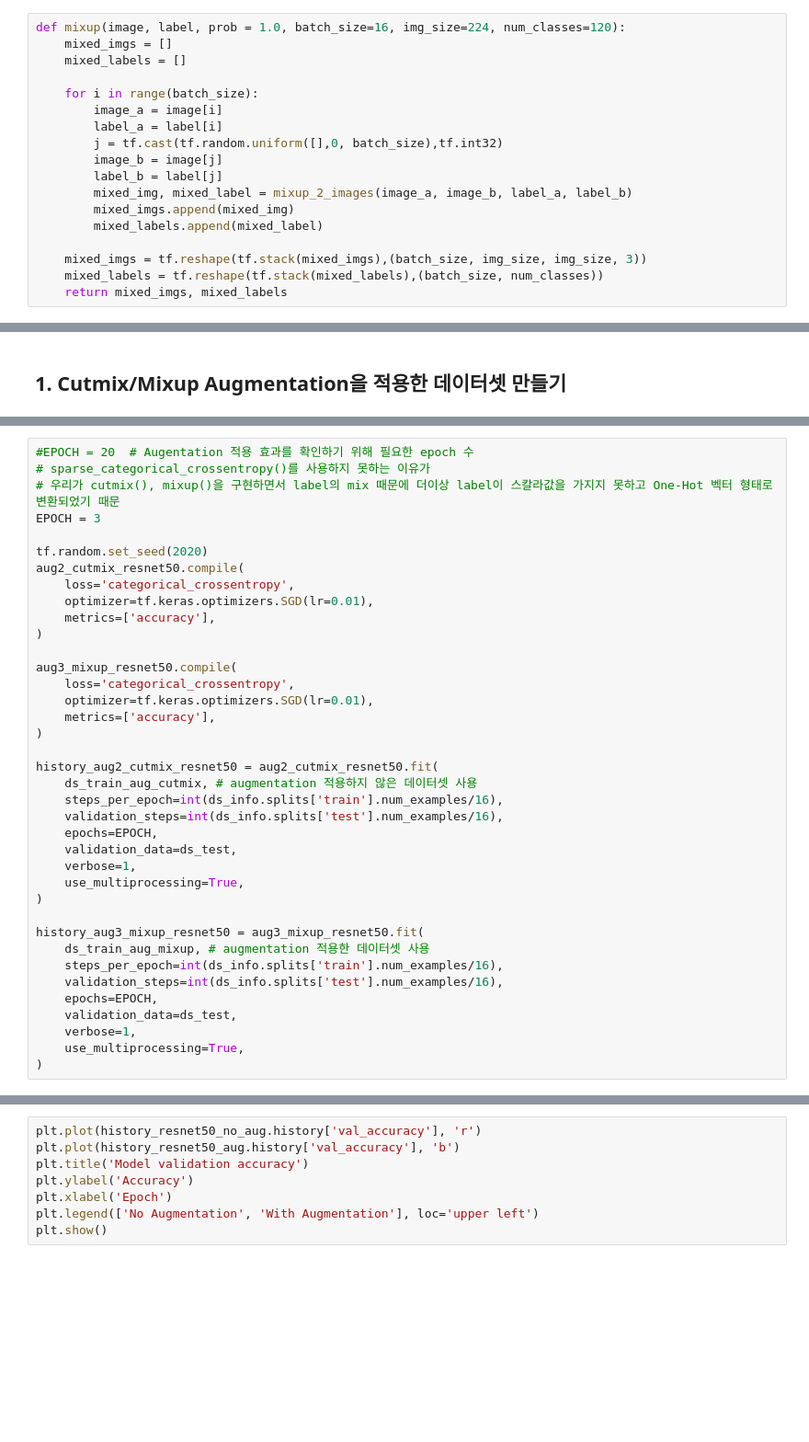
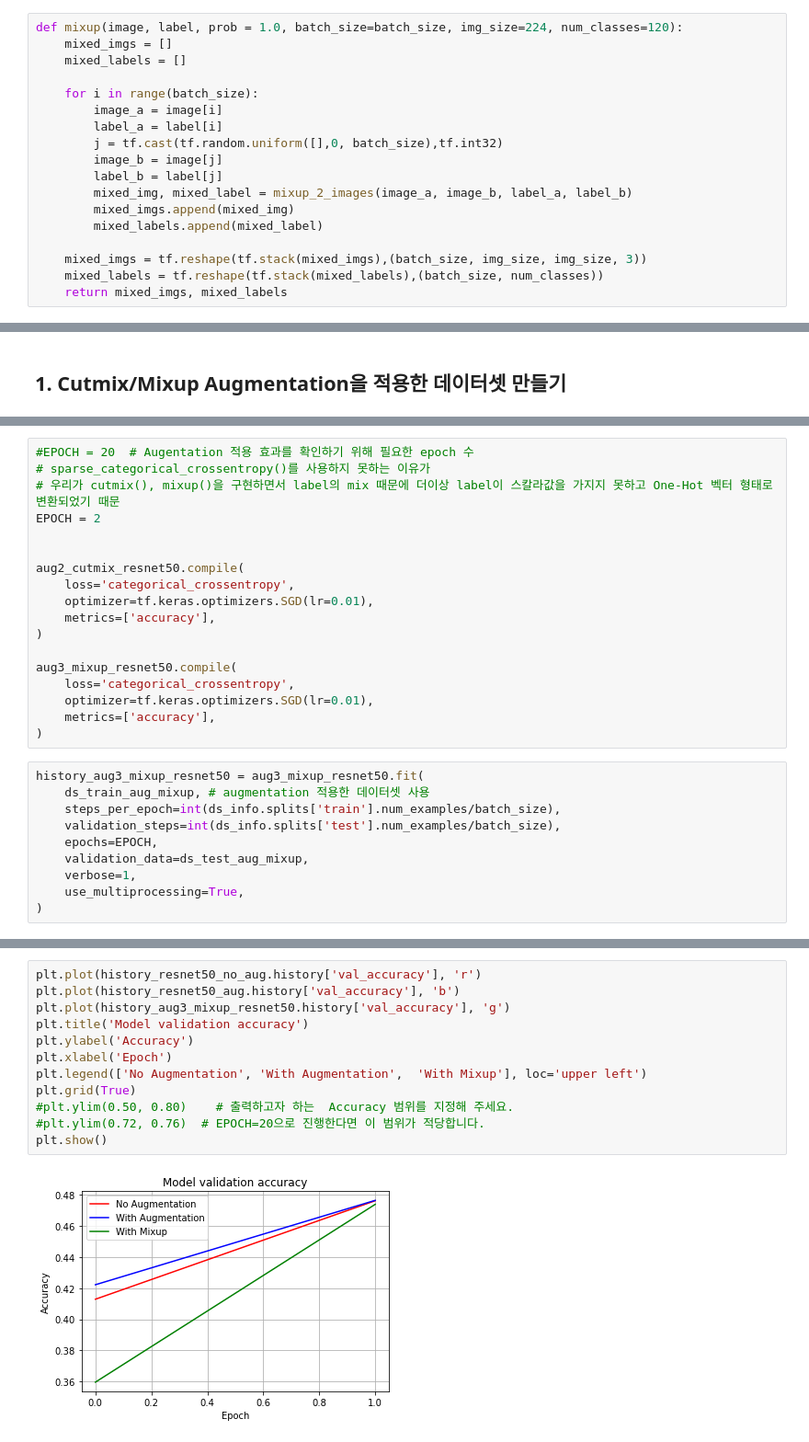
Before and after one commit to Jeonda/aiffel, a Jupyter notebook: [GD2]Resnet_augmentation_0418.ipynb, the cells around one changed output, grey strips where cells are left out. Shown: that part at 92% size. Saved outputs shown, nothing was run; the diff lists cells and outputs as text; blank space fills up the shorter version.

```diff
--- a/[GD2]Resnet_augmentation_0418.ipynb
+++ b/[GD2]Resnet_augmentation_0418.ipynb
@@ -345,5 +342,5 @@ tf.Tensor(
 # %%
-def mixup(image, label, prob = 1.0, batch_size=16, img_size=224, num_classes=120):
+def mixup(image, label, prob = 1.0, batch_size=batch_size, img_size=224, num_classes=120):
     mixed_imgs = []
     mixed_labels = []
 
@@ -452,9 +478,9 @@ NameError: name 'onehot' is not defined
 #EPOCH = 20  # Augentation 적용 효과를 확인하기 위해 필요한 epoch 수
 # sparse_categorical_crossentropy()를 사용하지 못하는 이유가
 # 우리가 cutmix(), mixup()을 구현하면서 label의 mix 때문에 더이상 label이 스칼라값을 가지지 못하고 One-Hot 벡터 형태로 변환되었기 때문
-EPOCH = 3
+EPOCH = 2
 
-tf.random.set_seed(2020)
+
 aug2_cutmix_resnet50.compile(
     loss='categorical_crossentropy',
     optimizer=tf.keras.optimizers.SGD(lr=0.01),
@@ -466,23 +492,13 @@ aug3_mixup_resnet50.compile(
     optimizer=tf.keras.optimizers.SGD(lr=0.01),
     metrics=['accuracy'],
 )
-
-history_aug2_cutmix_resnet50 = aug2_cutmix_resnet50.fit(
-    ds_train_aug_cutmix, # augmentation 적용하지 않은 데이터셋 사용
-    steps_per_epoch=int(ds_info.splits['train'].num_examples/16),
-    validation_steps=int(ds_info.splits['test'].num_examples/16),
-    epochs=EPOCH,
-    validation_data=ds_test,
-    verbose=1,
-    use_multiprocessing=True,
-)
-
-history_aug3_mixup_resnet50 = aug3_mixup_resnet50.fit(
-    ds_train_aug_mixup, # augmentation 적용한 데이터셋 사용
-    steps_per_epoch=int(ds_info.splits['train'].num_examples/16),
-    validation_steps=int(ds_info.splits['test'].num_examples/16),
-    epochs=EPOCH,
-    validation_data=ds_test,
-    verbose=1,
-    use_multiprocessing=True,
-)
+# %%
+history_aug3_mixup_resnet50 = aug3_mixup_resnet50.fit(
+    ds_train_aug_mixup, # augmentation 적용한 데이터셋 사용
+    steps_per_epoch=int(ds_info.splits['train'].num_examples/batch_size),
+    validation_steps=int(ds_info.splits['test'].num_examples/batch_size),
+    epochs=EPOCH,
+    validation_data=ds_test_aug_mixup,
+    verbose=1,
+    use_multiprocessing=True,
+)
@@ -489,8 +521,14 @@ history_aug3_mixup_resnet50 = aug3_mixup_resnet50.fit(
 # %%
 plt.plot(history_resnet50_no_aug.history['val_accuracy'], 'r')
 plt.plot(history_resnet50_aug.history['val_accuracy'], 'b')
+plt.plot(history_aug3_mixup_resnet50.history['val_accuracy'], 'g')
 plt.title('Model validation accuracy')
 plt.ylabel('Accuracy')
 plt.xlabel('Epoch')
-plt.legend(['No Augmentation', 'With Augmentation'], loc='upper left')
+plt.legend(['No Augmentation', 'With Augmentation',  'With Mixup'], loc='upper left')
+plt.grid(True)
+#plt.ylim(0.50, 0.80)    # 출력하고자 하는  Accuracy 범위를 지정해 주세요.
+#plt.ylim(0.72, 0.76)  # EPOCH=20으로 진행한다면 이 범위가 적당합니다.
 plt.show()
+# %% [output]
+[figure, added]
```
Also changed, not shown: parts of 32 cells of this notebook.
